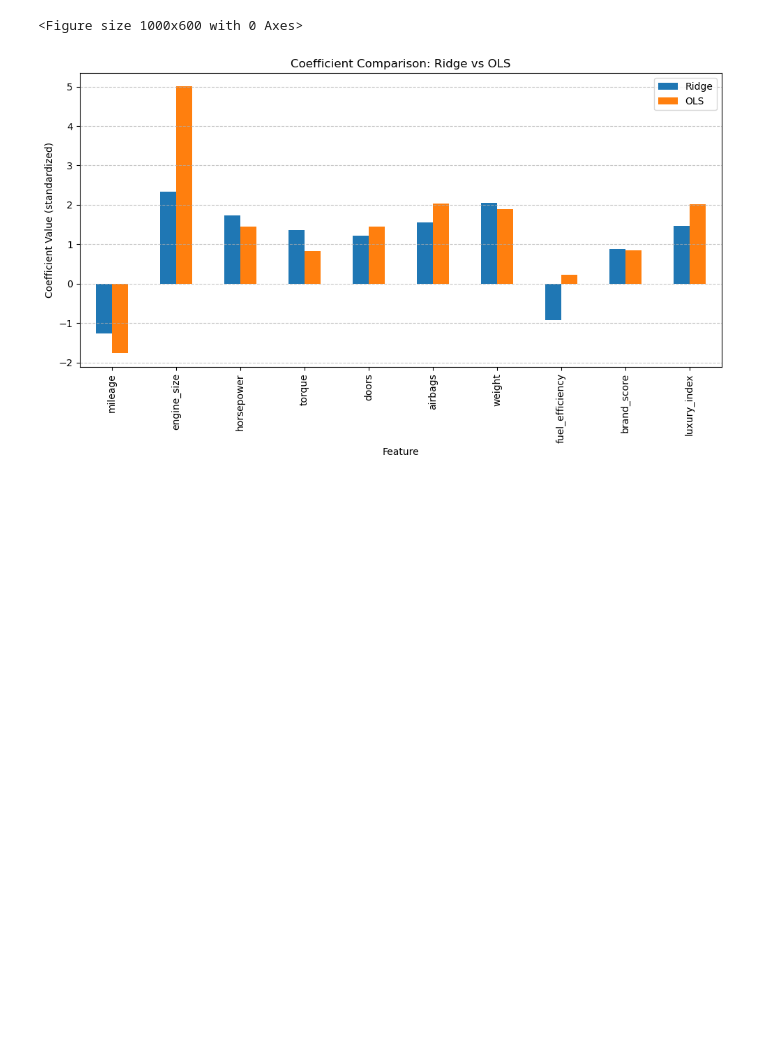
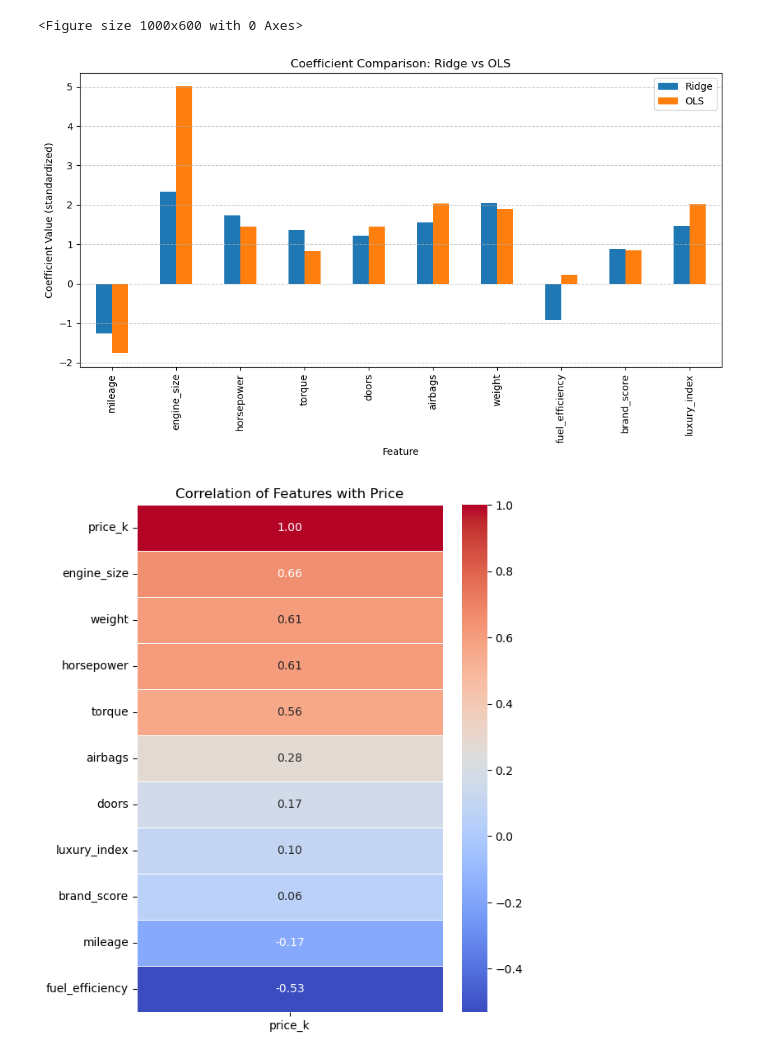
Before and after one commit to Manojk246/car_price_prediction, a Jupyter notebook: code.ipynb, the cells around one changed output. Saved outputs shown, nothing was run; the diff lists cells and outputs as text; code cells hidden in the pictures; blank space fills up the shorter version.

```diff
--- a/code.ipynb
+++ b/code.ipynb
@@ -2,10 +2,11 @@
 import pandas as pd
 import numpy as np
 import matplotlib.pyplot as plt
+import seaborn as sns
 from sklearn.model_selection import train_test_split
 from sklearn.preprocessing import StandardScaler
 from sklearn.linear_model import RidgeCV, LinearRegression
-from sklearn.metrics import r2_score
+from sklearn.metrics import r2_score, mean_absolute_error, mean_squared_error
 
 df = pd.read_csv(r"C:\AI workforce\Car price Prediction\cars_ridge.csv")
 
@@ -29,7 +30,6 @@ r2_ridge = r2_score(y_test, y_pred_ridge)
 
 ols = LinearRegression()
 ols.fit(X_train_scaled, y_train)
-
 y_pred_ols = ols.predict(X_test_scaled)
 r2_ols = r2_score(y_test, y_pred_ols)
 
@@ -39,10 +39,16 @@ print(f"Intercept: {ridge_cv.intercept_:.2f}")
 print("Coefficients:")
 for feature, coef in zip(X.columns, ridge_cv.coef_):
     print(f"{feature}: {coef:.3f}")
-print(f"r2 (Ridge): {r2_ridge:.3f}")
+print(f"R² (Ridge): {r2_ridge:.3f}")
+print(f"MAE (Ridge): {mean_absolute_error(y_test, y_pred_ridge):.3f}")
+print(f"MSE (Ridge): {mean_squared_error(y_test, y_pred_ridge):.3f}")
+print(f"RMSE (Ridge): {np.sqrt(mean_squared_error(y_test, y_pred_ridge)):.3f}")
 
 print("\nOLS Results")
-print(f"r2 (OLS): {r2_ols:.3f}")
+print(f"R² (OLS): {r2_ols:.3f}")
+print(f"MAE (OLS): {mean_absolute_error(y_test, y_pred_ols):.3f}")
+print(f"MSE (OLS): {mean_squared_error(y_test, y_pred_ols):.3f}")
+print(f"RMSE (OLS): {np.sqrt(mean_squared_error(y_test, y_pred_ols)):.3f}")
 
 plt.figure(figsize=(10, 6))
 coef_df = pd.DataFrame({
@@ -57,6 +63,12 @@ plt.ylabel("Coefficient Value (standardized)")
 plt.grid(axis="y", linestyle="--", alpha=0.7)
 plt.tight_layout()
 plt.show()
+
+plt.figure(figsize=(6, 8))
+sns.heatmap(df.corr()[["price_k"]].sort_values(by="price_k", ascending=False),
+            annot=True, cmap="coolwarm", fmt=".2f", linewidths=0.5)
+plt.title("Correlation of Features with Price")
+plt.show()
 # %% [output]
  Ridge Regression Results
 Best alpha (λ): 44.98
@@ -79,5 +90,6 @@ r2 (OLS): 0.513
 <Figure size 1000x600 with 0 Axes>
 [figure]
+[figure, added]
 # %%
 import pickle
 
```
Also changed, not shown: parts of 1 cell of this notebook.
